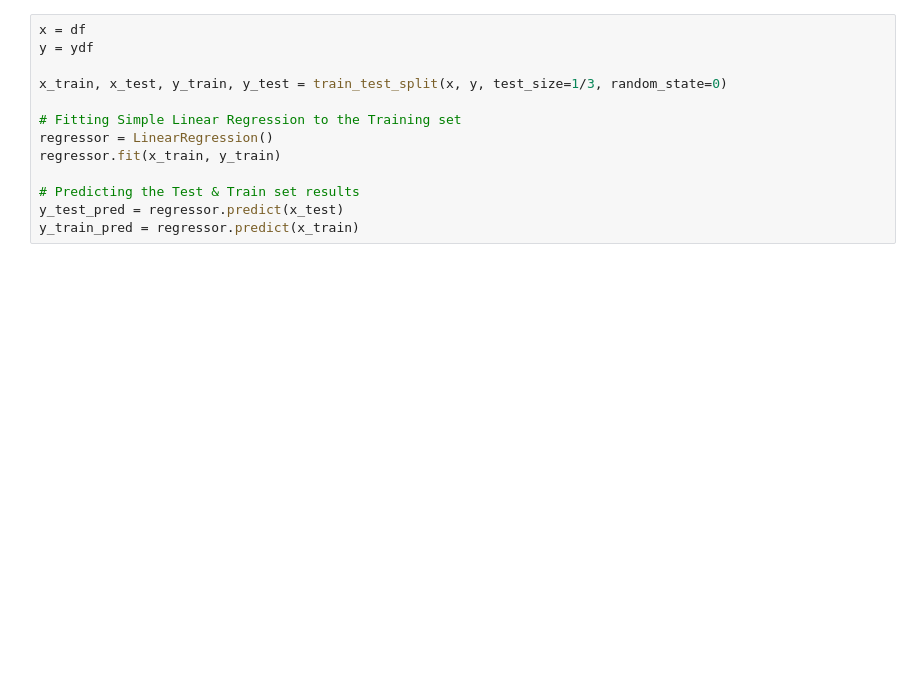
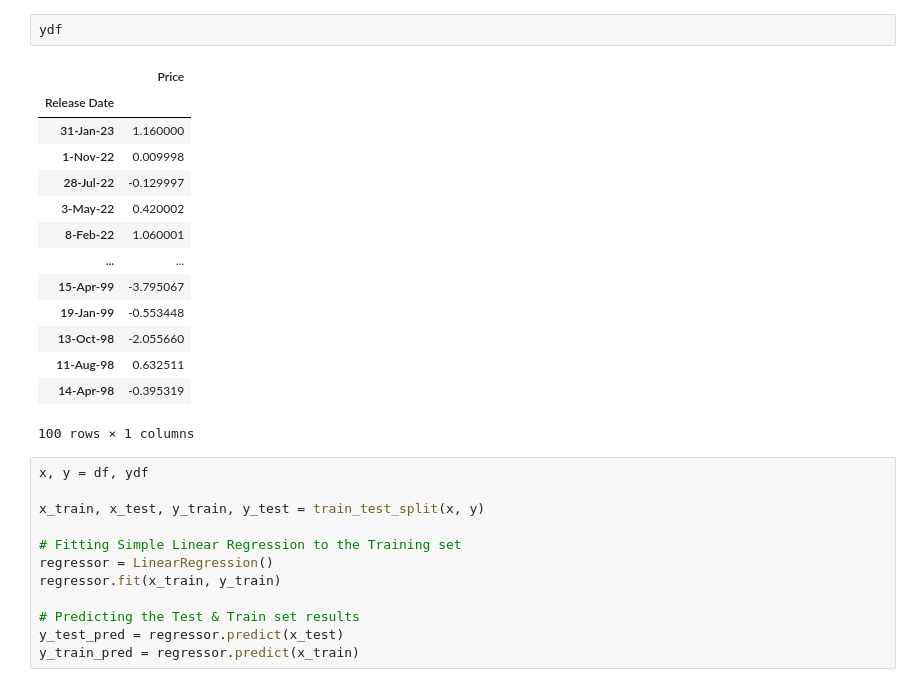
Before and after one commit to qnot/stock-post-finance, a Jupyter notebook: stock_post_finance.ipynb, the cells around one changed output. Cells and saved outputs as stored; diff of their text form; blank space fills up the shorter version.

```diff
--- a/stock_post_finance.ipynb
+++ b/stock_post_finance.ipynb
@@ -99,8 +110,24 @@ ydf = get_price(df, symbol)
+# %%
+ydf
+# %% [output]
+|  | Price |
+| Release Date |  |
+| 31-Jan-23 | 1.160000 |
+| 1-Nov-22 | 0.009998 |
+| 28-Jul-22 | -0.129997 |
+| 3-May-22 | 0.420002 |
+| 8-Feb-22 | 1.060001 |
+| ... | ... |
+| 15-Apr-99 | -3.795067 |
+| 19-Jan-99 | -0.553448 |
+| 13-Oct-98 | -2.055660 |
+| 11-Aug-98 | 0.632511 |
+| 14-Apr-98 | -0.395319 |
+100 rows × 1 columns
 # %%
-x = df
-y = ydf
+x, y = df, ydf
 
-x_train, x_test, y_train, y_test = train_test_split(x, y, test_size=1/3, random_state=0)
+x_train, x_test, y_train, y_test = train_test_split(x, y)
 
 # Fitting Simple Linear Regression to the Training set
 regressor = LinearRegression()
```
Also changed, not shown: parts of 9 cells of this notebook, 1 other file.
